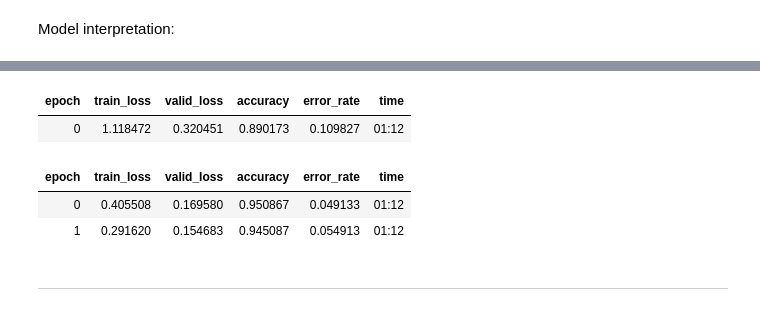
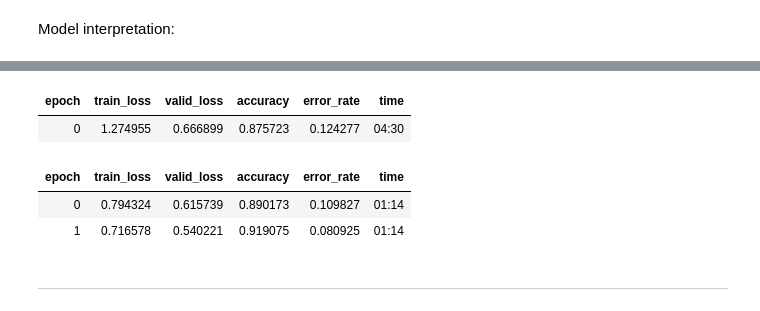
Before and after one commit to GoKarolis/-DL_training_leaves_classification, a Jupyter notebook: KG_FastAI2_0_training.ipynb, the cells around one changed output, grey strips where cells are left out. Saved outputs shown, nothing was run; the diff lists cells and outputs as text; code cells hidden in the pictures.

```diff
--- a/KG_FastAI2_0_training.ipynb
+++ b/KG_FastAI2_0_training.ipynb
@@ -106,6 +106,6 @@ metrics = [accuracy, error_rate]
 # %% [markdown]
 Model interpretation:
 # %%
-learn = cnn_learner(dls, resnet34, metrics=metrics).to_fp16()
+learn = cnn_learner(dls, resnet34, metrics=metrics, loss_func = LabelSmoothingCrossEntropy()).to_fp16()
 learn.fine_tune(2)
 # %% [output]
@@ -112,8 +113,8 @@ learn.fine_tune(2)
 | epoch | train_loss | valid_loss | accuracy | error_rate | time |
-| 0 | 1.118472 | 0.320451 | 0.890173 | 0.109827 | 01:12 |
+| 0 | 1.274955 | 0.666899 | 0.875723 | 0.124277 | 04:30 |
 | epoch | train_loss | valid_loss | accuracy | error_rate | time |
-| 0 | 0.405508 | 0.169580 | 0.950867 | 0.049133 | 01:12 |
-| 1 | 0.291620 | 0.154683 | 0.945087 | 0.054913 | 01:12 |
+| 0 | 0.794324 | 0.615739 | 0.890173 | 0.109827 | 01:14 |
+| 1 | 0.716578 | 0.540221 | 0.919075 | 0.080925 | 01:14 |
 # %% [markdown]
 -------------------
 # %%
```
Also changed, not shown: parts of 14 cells of this notebook.
